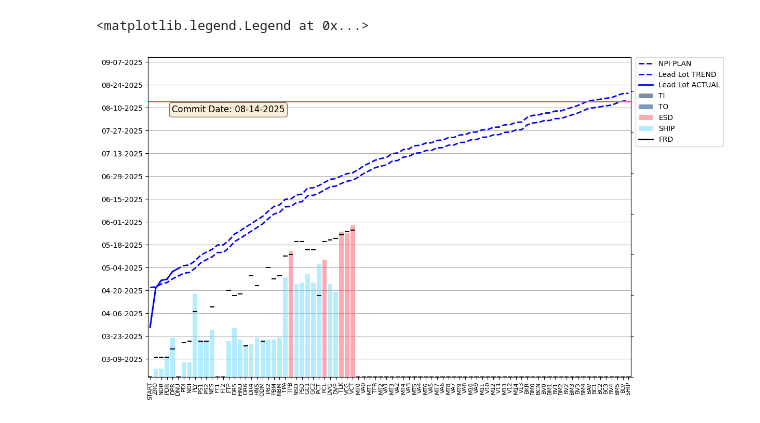
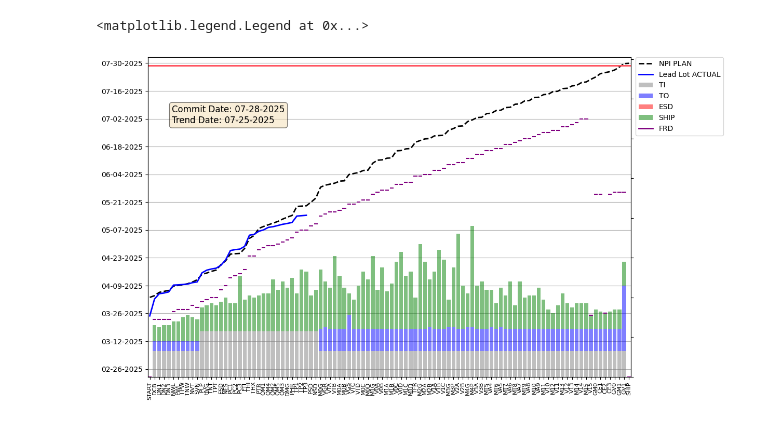
Before and after one commit to dagarcia-pde/PAS_Graphs, a Jupyter notebook: PAS_GRAPH_Devel.ipynb, the cells around one changed output. Drawn from its saved outputs; the diff is of its cells as text; code cells hidden in the pictures.

```diff
--- a/PAS_GRAPH_Devel.ipynb
+++ b/PAS_GRAPH_Devel.ipynb
@@ -528,7 +30,7 @@ def read_excel_to_dataframe(file_path, sheet_name, halt_on_error=True):
             print(f"Error reading {file_path}, sheet {sheet_name}: {e}. Returning None.")
             return None
 # %%
-config_file = r'\\azshfs.intel.com\AZAnalysis$\1272_MAODATA\Config\PDE\dagarcia\PAS_CONFIG\P1278_Config.xlsx'
+config_file = r'\\azshfs.intel.com\AZAnalysis$\1272_MAODATA\Config\PDE\dagarcia\PAS_CONFIG\P1275_Config.xlsx'
 
 pas_config = read_excel_to_dataframe(config_file, 'PlotConfig', halt_on_error=True)
 email_config = read_excel_to_dataframe(config_file, 'EmailConfig', halt_on_error=True)
@@ -557,4 +59,4 @@ products['8PXSCB']
 dataengine = PASDataEngine()
 # %%
 
-prod = Product('8PXSCB', products['8PXSCB'],  dataengine, ret_version=reticle_config, lots=None, debug_flag=False)
+prod = Product('8PWQCA', products['Sundance Mesa 1'],  dataengine, ret_version=reticle_config, lots=None, debug_flag=True)
@@ -566,4 +63,4 @@ See the caveats in the documentation: https://pandas.pydata.org/pandas-docs/stab
 # %%
-prod.add_lot('L5139670', 'Lead Lot')
-prod.add_lot('L5139630', 'Scout 1')
-prod.add_lot('L5139640', 'Scout 2')
+prod.add_lot('L5138740', 'Lead Lot')
+prod.add_lot('L5139550', 'Scout 1')
+prod.add_lot('L5139560', 'Scout 2')
@@ -594,63 +103,67 @@ from matplotlib.lines import Line2D
 
 
 commit_date = prod.commit
+trend_date = plotdata['Lead Lot TREND'].max()
 fig, ax1 = plt.subplots(figsize=(12, 8))
 
-ax1.plot(plotdata['LAYER'], plotdata['NPI PLAN'],color='blue', label='NPI PLAN', linewidth=2, linestyle='--')
+ax1.plot(plotdata['LAYER'], plotdata['NPI PLAN'],color='black', label='NPI PLAN', linewidth=2, linestyle='--')
 
-ax1.plot(plotdata['LAYER'], plotdata['Lead Lot TREND'],color='blue', label='Lead Lot TREND', linewidth=2, linestyle='--')
+# ax1.plot(plotdata['LAYER'], plotdata['Lead Lot TREND'],color='blue', label='Lead Lot TREND', linewidth=2, linestyle='--')
 ax1.plot(plotdata['LAYER'], plotdata['Lead Lot ACTUAL'],color='blue', label='Lead Lot ACTUAL', linewidth=2)
 ax2 = ax1.twinx()
 
 # bottom = plotdata['BaseLine']
 
-bar_colors = ['#001E50','#00377C', '#FF5662', '#6DDCFF', '#A0EBFF']
+bar_colors = ['grey','blue', 'red', 'green', '#A0EBFF']
 bar_columns = ['TI', 'TO', 'ESD', 'SHIP']
 
 ax1.axhline(y=commit_date, color='#FF5662', linestyle='-', linewidth=2)
 
+plotdata['BOTTOM'] = 0
 for idx, bar in enumerate(bar_columns):
-    if idx==0:
-        ax2.bar(plotdata['LAYER'], plotdata[bar], label=bar, color=bar_colors[idx], alpha=0.5)
-    else:
-        ax2.bar(plotdata['LAYER'], plotdata[bar], bottom=plotdata[bar_columns[idx-1]], label=bar, color=bar_colors[idx], alpha=0.5)
+    # if idx==0:
+        # ax2.bar(plotdata['LAYER'], plotdata[bar], label=bar, color=bar_colors[idx], alpha=0.5)
+    # else:
+        # ax2.bar(plotdata['LAYER'], plotdata[bar], bottom=plotdata[bar_columns[idx-1]], label=bar, color=bar_colors[idx], alpha=0.5)
+    ax2.bar(plotdata['LAYER'], plotdata[bar], bottom=plotdata['BOTTOM'], label=bar, color=bar_colors[idx], alpha=0.5)
+    plotdata['BOTTOM'] = plotdata[bar] + plotdata['BOTTOM']
 
 
 for bar,frd in zip(plt.gca().patches,plotdata['FRD']):
     x = bar.get_x() + bar.get_width() / 2
-    ax2.hlines(frd, x-bar.get_width()/2, x+bar.get_width()/2, color='black')
+    ax2.hlines(frd, x-bar.get_width()/2, x+bar.get_width()/2, color='purple')
 
 ax1.set_ylim(ymin_date, ymax_date)
 ax2.set_ylim(ymin_val, ymax_val)
 
 fig.patch.set_facecolor('white')
 
 # Add a text box in the upper left
 textstr = f'Commit Date: {commit_date.strftime("%m-%d-%Y")}'
-# textstr += f'\nTrend Date: {Trend_Date.strftime("%m-%d-%Y")}'
+textstr += f'\nTrend Date: {trend_date.strftime("%m-%d-%Y")}'
 props = dict(boxstyle='round', facecolor='wheat', alpha=0.5)
 ax1.text(0.05, 0.85, textstr, transform=ax1.transAxes, fontsize=12,
             verticalalignment='top', horizontalalignment='left', bbox=props)
 
 # Set the background color of the axes (the plot area) to white
 ax1.set_facecolor('white')
 ax2.set_facecolor('white')
 
 ax1.set_xticklabels(plotdata['LAYER'], rotation=90, fontsize=8)
 ax2.set_yticklabels([])
 ax1.margins(x=0)
 ax1.yaxis.grid(True)
 ax1.yaxis.set_major_locator(mdates.DayLocator(interval=14))
 ax1.yaxis.set_major_formatter(mdates.DateFormatter('%m-%d-%Y'))
 ax1.axhline(y=commit_date, color='#FF5662', linestyle='-', linewidth=2)
 
 handles1, labels1 = ax1.get_legend_handles_labels()
 handles2, labels2 = ax2.get_legend_handles_labels()
-frd_line = Line2D([0], [0], linestyle='-', color='black', linewidth=2, label='FRD')
+frd_line = Line2D([0], [0], linestyle='-', color='purple', linewidth=2, label='FRD')
 
 handles = handles1 + handles2 + [frd_line]
 labels = labels1 + labels2 + ['FRD']
 plt.legend(handles, labels, loc='upper left', bbox_to_anchor=(1.01,1),borderaxespad=0.)
 # %% [output]
 <matplotlib.legend.Legend at 0x...>
-[figure, old version]
+[figure, new version]
```
Also changed, not shown: parts of 12 cells of this notebook, 22 other files.
